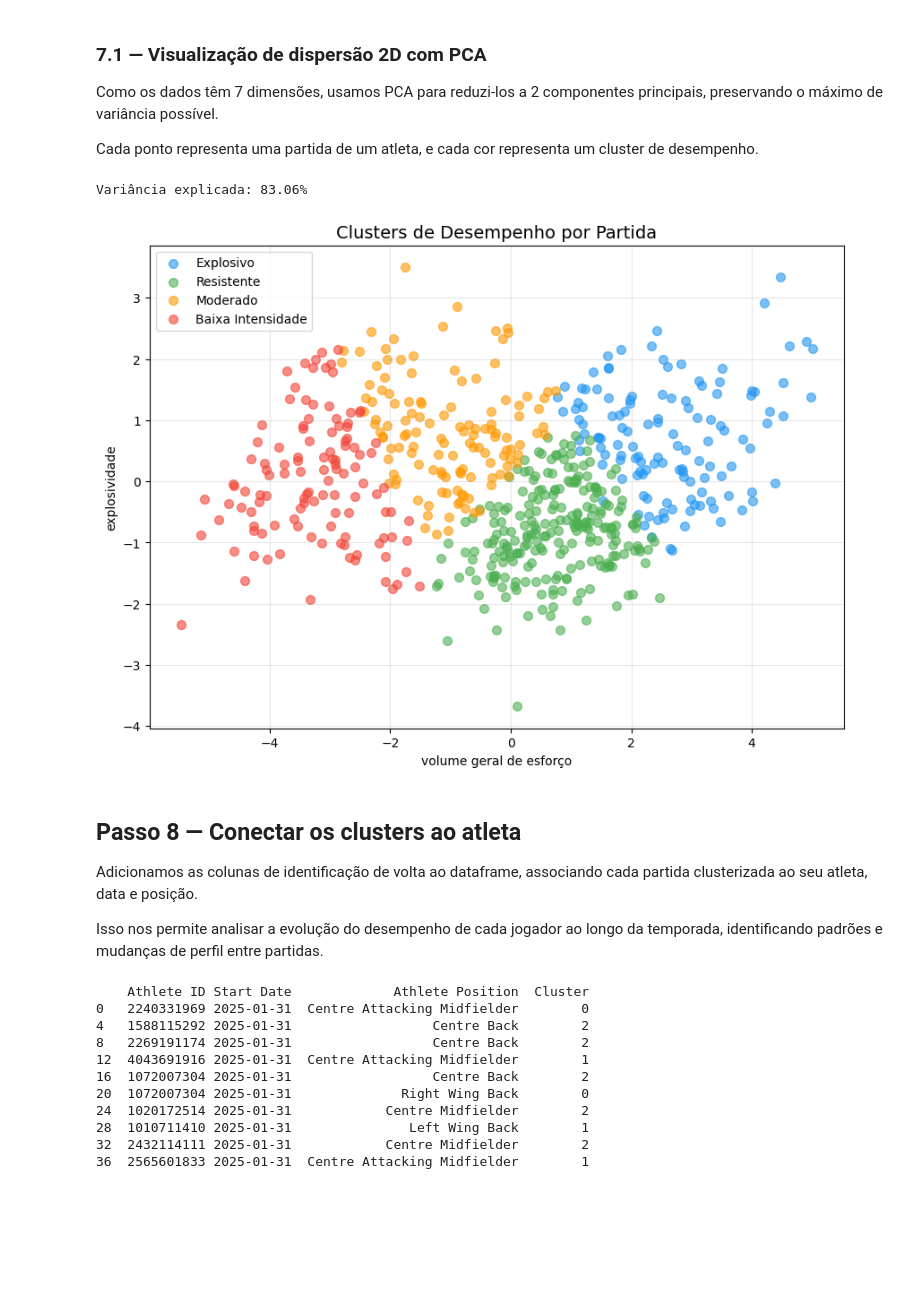
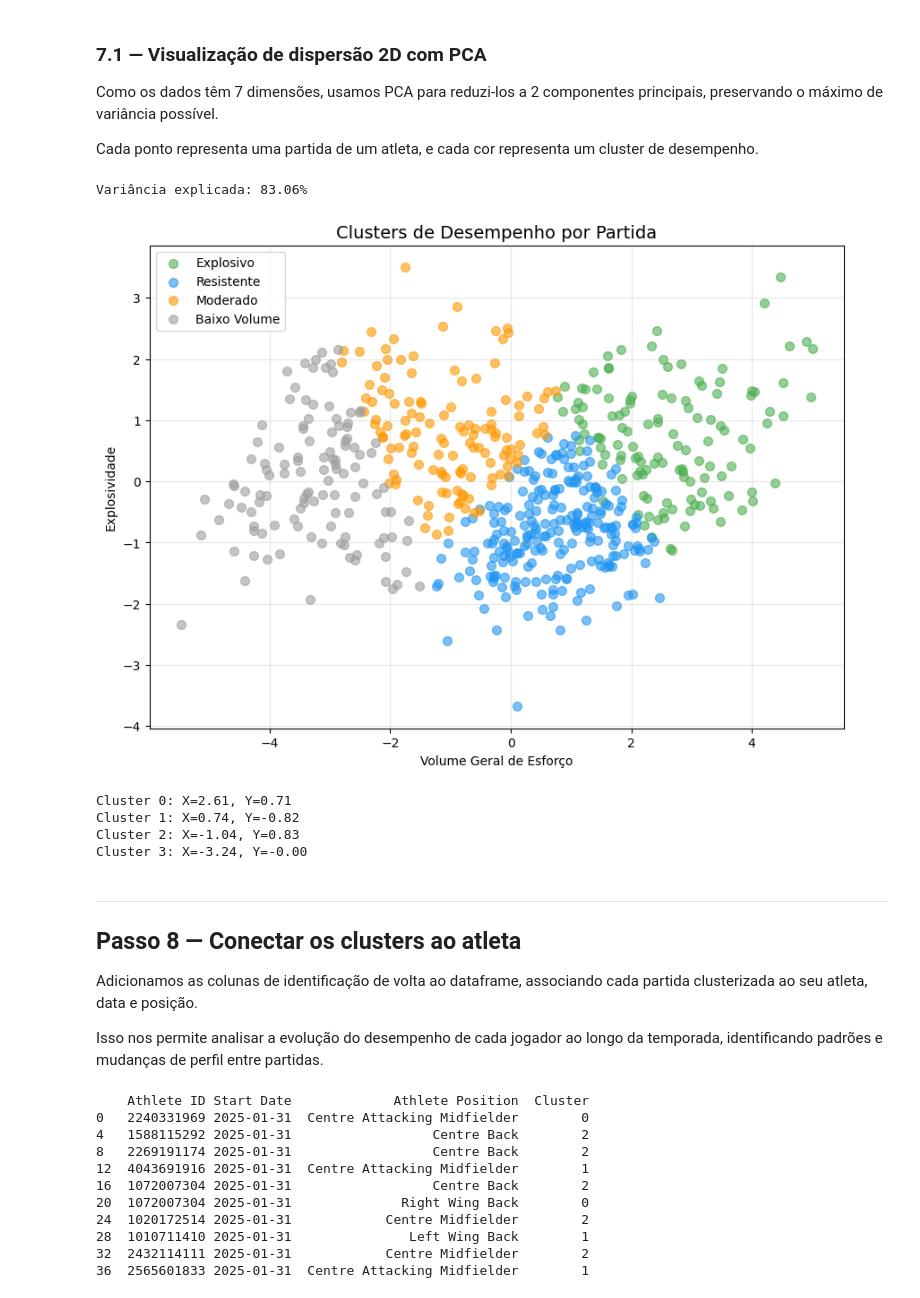
Before and after one commit to felipe-sant/player-profile-clustering-ai, a Jupyter notebook: src/calcular-classes.ipynb, the cells around one changed output. Drawn from its saved outputs; the diff is of its cells as text; code cells hidden in the pictures; blank space fills up the shorter version.

```diff
--- a/src/calcular-classes.ipynb
+++ b/src/calcular-classes.ipynb
@@ -240,34 +240,60 @@ e cada cor representa um cluster de desempenho.
 # %%
 from sklearn.decomposition import PCA
 
 # Reduzir para 2 dimensões
 pca = PCA(n_components=2)
 X_2d = pca.fit_transform(X)
 
 print(f"Variância explicada: {pca.explained_variance_ratio_.sum():.2%}")
 
 # Plotar
 plt.figure(figsize=(10, 7))
-colors = ['#2196F3', '#4CAF50', '#FF9800', '#F44336']
-cluster_names = ['Explosivo', 'Resistente', 'Moderado', 'Baixa Intensidade']
+colors = [
+    '#4CAF50',  # Cluster 0 - Explosivo (verde)
+    '#2196F3',  # Cluster 1 - Resistente (azul)
+    '#FF9800',  # Cluster 2 - Moderado (laranja)
+    '#9E9E9E'   # Cluster 3 - Baixo Volume (cinza)
+]
+cluster_names = [
+    'Explosivo',    # Cluster 0
+    'Resistente',   # Cluster 1
+    'Moderado',     # Cluster 2
+    'Baixo Volume'  # Cluster 3
+]
 
 for cluster in range(4):
     mask = labels == cluster
     plt.scatter(X_2d[mask, 0], X_2d[mask, 1],
                 c=colors[cluster],
                 label=cluster_names[cluster],
                 alpha=0.6, s=50)
 
 plt.title('Clusters de Desempenho por Partida', fontsize=14)
-plt.xlabel('volume geral de esforço')
-plt.ylabel('explosividade')
+plt.xlabel('Volume Geral de Esforço')
+plt.ylabel('Explosividade')
 plt.legend()
 plt.grid(True, alpha=0.3)
 plt.show()
 # %% [output]
 Variância explicada: 83.06%
-[figure, old version]
+[figure, new version]
+# %%
+# Ver a posição média de cada cluster no espaço 2D
+import numpy as np
+
+for cluster in range(4):
+    mask = labels == cluster
+    x_mean = X_2d[mask, 0].mean()
+    y_mean = X_2d[mask, 1].mean()
+    print(f"Cluster {cluster}: X={x_mean:.2f}, Y={y_mean:.2f}")
+# %% [output]
+Cluster 0: X=2.61, Y=0.71
+Cluster 1: X=0.74, Y=-0.82
+Cluster 2: X=-1.04, Y=0.83
+Cluster 3: X=-3.24, Y=-0.00
 # %% [markdown]
+<hr>
+
 ## Passo 8 — Conectar os clusters ao atleta
 
 Adicionamos as colunas de identificação de volta ao dataframe,
```
Also changed, not shown: parts of 2 cells of this notebook, 1 other file.
